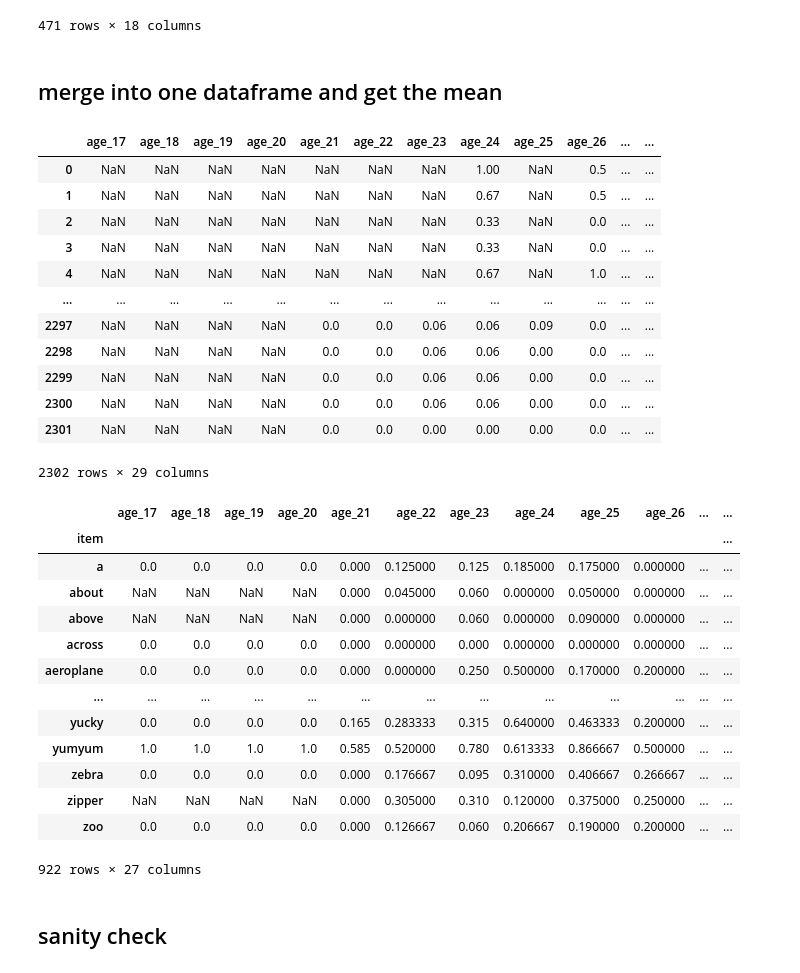
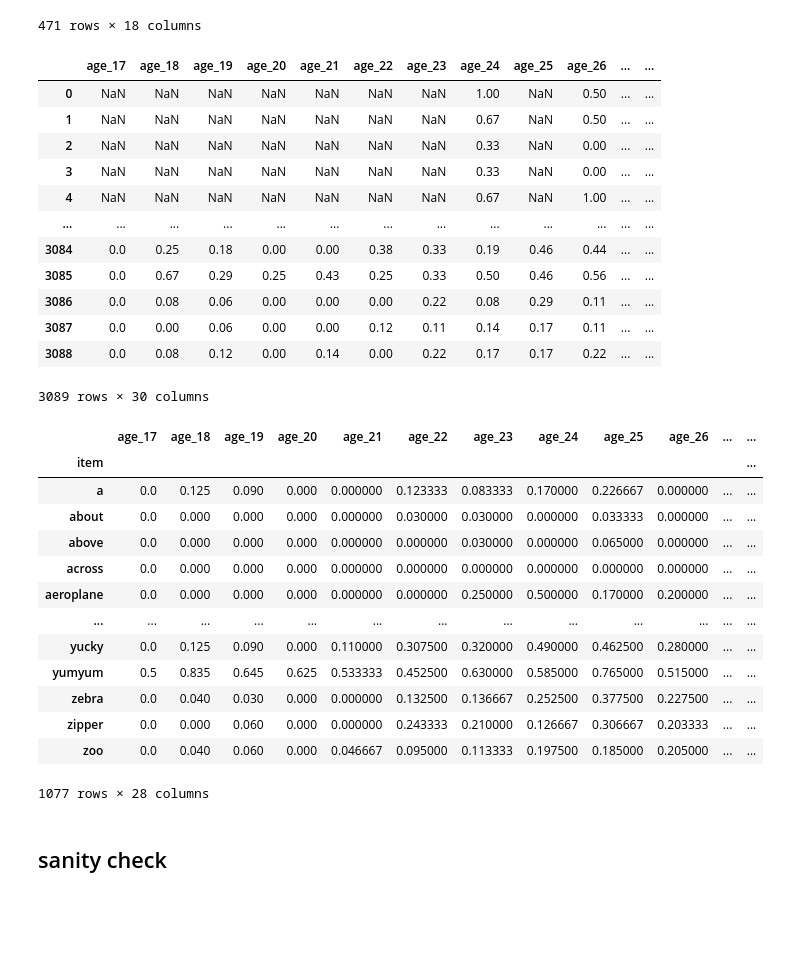
Before and after one commit to ningkko/Bilingualism_ChildASR, a Jupyter notebook: biling_data/by_word_anaysis.ipynb, the cells around one changed output. Saved outputs shown, nothing was run; the diff lists cells and outputs as text; code cells hidden in the pictures; blank space fills up the shorter version.

Commit message:
spanish

```diff
--- a/biling_data/by_word_anaysis.ipynb
+++ b/biling_data/by_word_anaysis.ipynb
@@ -153,0 +156,9 @@ french
+# %%
+spanish_marchman = pd.read_csv("Spanish_Marchman/paper/by_word_by_age.csv")
+spanish_marchman = spanish_marchman[1:]
+item = [i.replace(".0","").replace("\n","").replace(" ","") for i in spanish_marchman.pop("Unnamed: 0")]
+spanish_marchman.insert(0, "item", item)
+spanish_marchman = spanish_marchman.set_index(spanish_marchman.item)
+spanish_marchman = spanish_marchman.transpose()[1:].transpose()
+spanish_marchman = spanish_marchman.astype(float).drop_duplicates()
+spanish_marchman
@@ -186,6 +214,7 @@ french = add_lang("french",french)
 hebrew = add_lang("hebrew",hebrew)
 spanish = add_lang("spanish",spanish)
 irish = add_lang("irish",irish)
+spanish_marchman = add_lang("spanish",spanish_marchman)
 # %%
 hebrew
 # %% [output]
@@ -202,28 +231,26 @@ hebrew
 | 469 | think | 0.00 | 0.0 | 1.0 | 1.0 | 0.0 | 0.00 | 0.0 | 0.0 | 0.5 | 0.4 | ... |
 | 470 | throw | 0.00 | 0.5 | 1.0 | 0.0 | 0.0 | 0.67 | 0.6 | 0.2 | 1.0 | 0.6 | ... |
 471 rows × 18 columns
-# %% [markdown]
-## merge into one dataframe and get the mean
 # %%
 import string
-df_all = pd.concat([hebrew,irish,spanish,french],ignore_index=True)
+df_all = pd.concat([hebrew,irish,spanish,french,spanish_marchman],ignore_index=True)
 df_all = df_all.reindex(sorted(df_all.columns), axis=1).dropna(how="all")
 df_all.item = df_all.item.apply(lambda x: x.translate(str.maketrans('', '', string.punctuation)))
 df_all
 # %% [output]
 |  | age_17 | age_18 | age_19 | age_20 | age_21 | age_22 | age_23 | age_24 | age_25 | age_26 | ... | ... |
-| 0 | NaN | NaN | NaN | NaN | NaN | NaN | NaN | 1.00 | NaN | 0.5 | ... | ... |
-| 1 | NaN | NaN | NaN | NaN | NaN | NaN | NaN | 0.67 | NaN | 0.5 | ... | ... |
-| 2 | NaN | NaN | NaN | NaN | NaN | NaN | NaN | 0.33 | NaN | 0.0 | ... | ... |
-| 3 | NaN | NaN | NaN | NaN | NaN | NaN | NaN | 0.33 | NaN | 0.0 | ... | ... |
-| 4 | NaN | NaN | NaN | NaN | NaN | NaN | NaN | 0.67 | NaN | 1.0 | ... | ... |
+| 0 | NaN | NaN | NaN | NaN | NaN | NaN | NaN | 1.00 | NaN | 0.50 | ... | ... |
+| 1 | NaN | NaN | NaN | NaN | NaN | NaN | NaN | 0.67 | NaN | 0.50 | ... | ... |
+| 2 | NaN | NaN | NaN | NaN | NaN | NaN | NaN | 0.33 | NaN | 0.00 | ... | ... |
+| 3 | NaN | NaN | NaN | NaN | NaN | NaN | NaN | 0.33 | NaN | 0.00 | ... | ... |
+| 4 | NaN | NaN | NaN | NaN | NaN | NaN | NaN | 0.67 | NaN | 1.00 | ... | ... |
 | ... | ... | ... | ... | ... | ... | ... | ... | ... | ... | ... | ... | ... |
-| 2297 | NaN | NaN | NaN | NaN | 0.0 | 0.0 | 0.06 | 0.06 | 0.09 | 0.0 | ... | ... |
-| 2298 | NaN | NaN | NaN | NaN | 0.0 | 0.0 | 0.06 | 0.06 | 0.00 | 0.0 | ... | ... |
-| 2299 | NaN | NaN | NaN | NaN | 0.0 | 0.0 | 0.06 | 0.06 | 0.00 | 0.0 | ... | ... |
-| 2300 | NaN | NaN | NaN | NaN | 0.0 | 0.0 | 0.06 | 0.06 | 0.00 | 0.0 | ... | ... |
-| 2301 | NaN | NaN | NaN | NaN | 0.0 | 0.0 | 0.00 | 0.00 | 0.00 | 0.0 | ... | ... |
+| 3084 | 0.0 | 0.25 | 0.18 | 0.00 | 0.00 | 0.38 | 0.33 | 0.19 | 0.46 | 0.44 | ... | ... |
+| 3085 | 0.0 | 0.67 | 0.29 | 0.25 | 0.43 | 0.25 | 0.33 | 0.50 | 0.46 | 0.56 | ... | ... |
+| 3086 | 0.0 | 0.08 | 0.06 | 0.00 | 0.00 | 0.00 | 0.22 | 0.08 | 0.29 | 0.11 | ... | ... |
+| 3087 | 0.0 | 0.00 | 0.06 | 0.00 | 0.00 | 0.12 | 0.11 | 0.14 | 0.17 | 0.11 | ... | ... |
+| 3088 | 0.0 | 0.08 | 0.12 | 0.00 | 0.14 | 0.00 | 0.22 | 0.17 | 0.17 | 0.22 | ... | ... |
-2302 rows × 29 columns
+3089 rows × 30 columns
 # %%
 import numpy as np
 df_mean = df_all.groupby("item").agg(np.mean)
@@ -232,18 +259,18 @@ df_mean
 # %% [output]
 |  | age_17 | age_18 | age_19 | age_20 | age_21 | age_22 | age_23 | age_24 | age_25 | age_26 | ... | ... |
 | item |  |  |  |  |  |  |  |  |  |  |  | ... |
-| a | 0.0 | 0.0 | 0.0 | 0.0 | 0.000 | 0.125000 | 0.125 | 0.185000 | 0.175000 | 0.000000 | ... | ... |
-| about | NaN | NaN | NaN | NaN | 0.000 | 0.045000 | 0.060 | 0.000000 | 0.050000 | 0.000000 | ... | ... |
-| above | NaN | NaN | NaN | NaN | 0.000 | 0.000000 | 0.060 | 0.000000 | 0.090000 | 0.000000 | ... | ... |
-| across | 0.0 | 0.0 | 0.0 | 0.0 | 0.000 | 0.000000 | 0.000 | 0.000000 | 0.000000 | 0.000000 | ... | ... |
-| aeroplane | 0.0 | 0.0 | 0.0 | 0.0 | 0.000 | 0.000000 | 0.250 | 0.500000 | 0.170000 | 0.200000 | ... | ... |
+| a | 0.0 | 0.125 | 0.090 | 0.000 | 0.000000 | 0.123333 | 0.083333 | 0.170000 | 0.226667 | 0.000000 | ... | ... |
+| about | 0.0 | 0.000 | 0.000 | 0.000 | 0.000000 | 0.030000 | 0.030000 | 0.000000 | 0.033333 | 0.000000 | ... | ... |
+| above | 0.0 | 0.000 | 0.000 | 0.000 | 0.000000 | 0.000000 | 0.030000 | 0.000000 | 0.065000 | 0.000000 | ... | ... |
+| across | 0.0 | 0.000 | 0.000 | 0.000 | 0.000000 | 0.000000 | 0.000000 | 0.000000 | 0.000000 | 0.000000 | ... | ... |
+| aeroplane | 0.0 | 0.000 | 0.000 | 0.000 | 0.000000 | 0.000000 | 0.250000 | 0.500000 | 0.170000 | 0.200000 | ... | ... |
 | ... | ... | ... | ... | ... | ... | ... | ... | ... | ... | ... | ... | ... |
-| yucky | 0.0 | 0.0 | 0.0 | 0.0 | 0.165 | 0.283333 | 0.315 | 0.640000 | 0.463333 | 0.200000 | ... | ... |
-| yumyum | 1.0 | 1.0 | 1.0 | 1.0 | 0.585 | 0.520000 | 0.780 | 0.613333 | 0.866667 | 0.500000 | ... | ... |
-| zebra | 0.0 | 0.0 | 0.0 | 0.0 | 0.000 | 0.176667 | 0.095 | 0.310000 | 0.406667 | 0.266667 | ... | ... |
-| zipper | NaN | NaN | NaN | NaN | 0.000 | 0.305000 | 0.310 | 0.120000 | 0.375000 | 0.250000 | ... | ... |
-| zoo | 0.0 | 0.0 | 0.0 | 0.0 | 0.000 | 0.126667 | 0.060 | 0.206667 | 0.190000 | 0.200000 | ... | ... |
+| yucky | 0.0 | 0.125 | 0.090 | 0.000 | 0.110000 | 0.307500 | 0.320000 | 0.490000 | 0.462500 | 0.280000 | ... | ... |
+| yumyum | 0.5 | 0.835 | 0.645 | 0.625 | 0.533333 | 0.452500 | 0.630000 | 0.585000 | 0.765000 | 0.515000 | ... | ... |
+| zebra | 0.0 | 0.040 | 0.030 | 0.000 | 0.000000 | 0.132500 | 0.136667 | 0.252500 | 0.377500 | 0.227500 | ... | ... |
+| zipper | 0.0 | 0.000 | 0.060 | 0.000 | 0.000000 | 0.243333 | 0.210000 | 0.126667 | 0.306667 | 0.203333 | ... | ... |
+| zoo | 0.0 | 0.040 | 0.060 | 0.000 | 0.046667 | 0.095000 | 0.113333 | 0.197500 | 0.185000 | 0.205000 | ... | ... |
-922 rows × 27 columns
+1077 rows × 28 columns
 # %% [markdown]
 ## sanity check
 # %%
```
Also changed, not shown: parts of 18 cells of this notebook, 16 other files.
